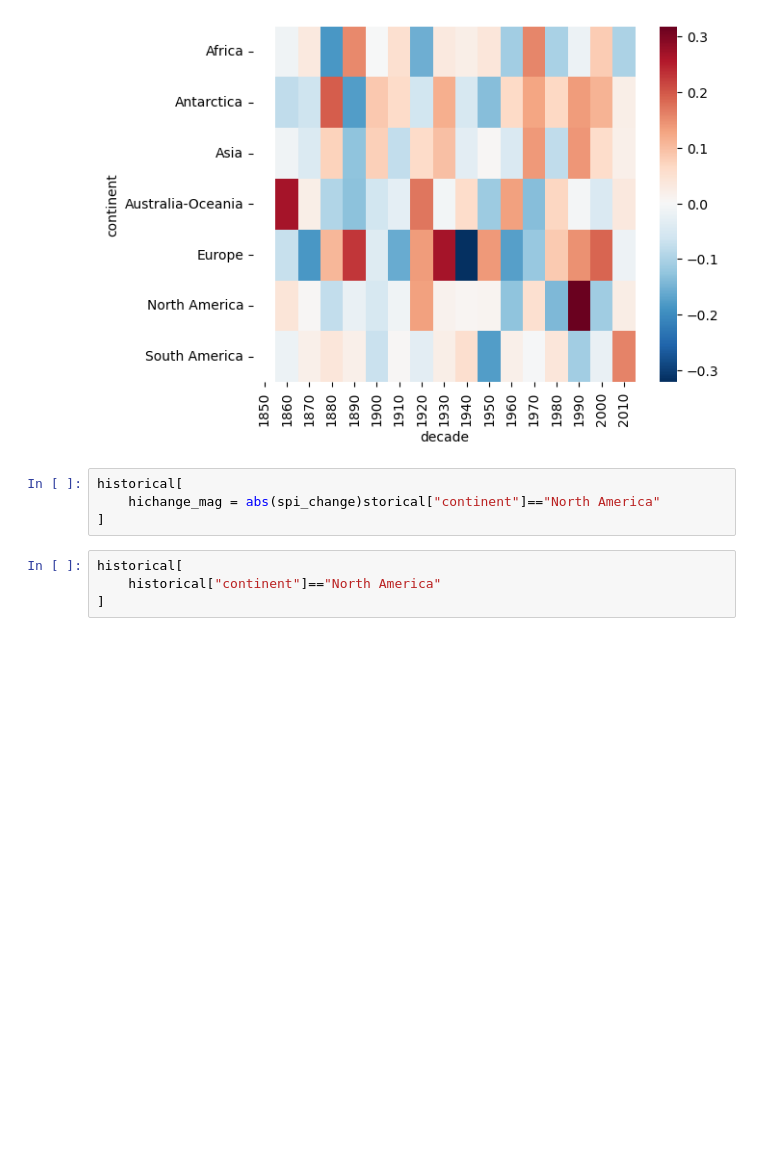
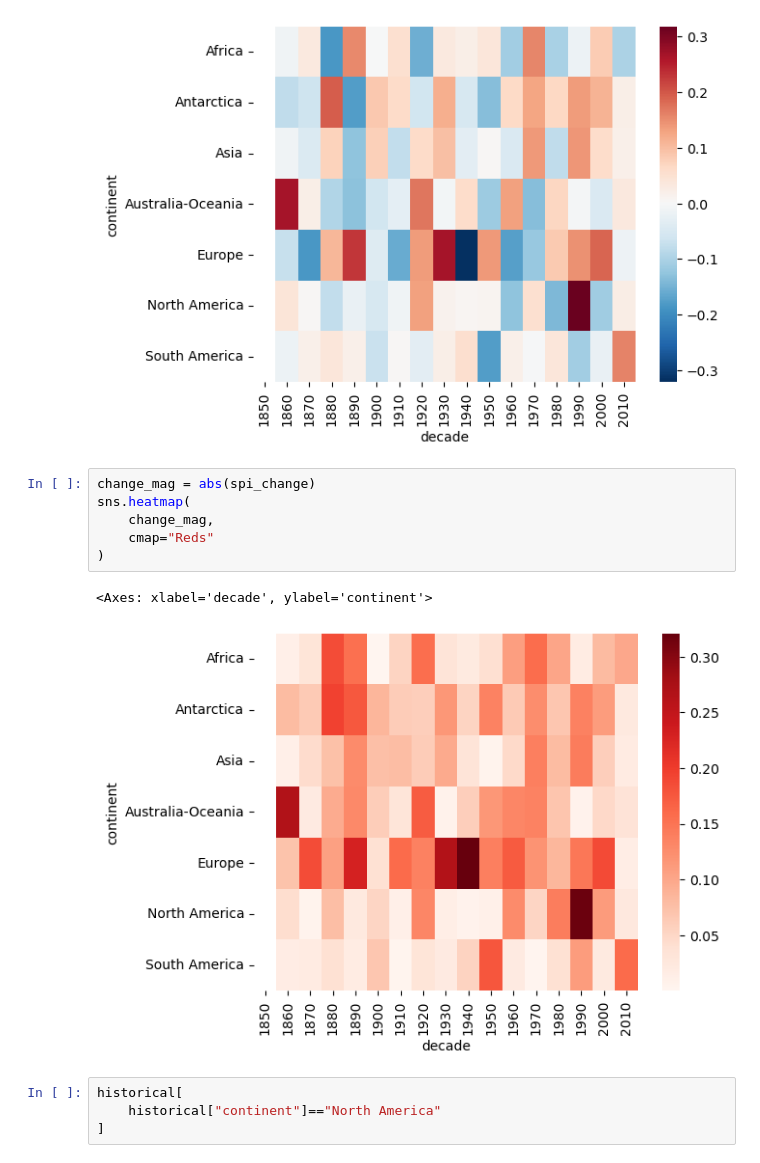
Before and after one commit to pemam238/DSC-106-Project-4, a Jupyter notebook: notebooks/boy.ipynb, the cells around one changed output. Saved outputs shown, nothing was run; the diff lists cells and outputs as text; blank space fills up the shorter version.

```diff
--- a/notebooks/boy.ipynb
+++ b/notebooks/boy.ipynb
@@ -217,10 +217,15 @@ sns.heatmap(
 # %% [output]
 <Axes: xlabel='decade', ylabel='continent'>
 [figure]
-# %%
-historical[
-    hichange_mag = abs(spi_change)storical["continent"]=="North America"
-]
+# %%
+change_mag = abs(spi_change)
+sns.heatmap(
+    change_mag,
+    cmap="Reds"
+)
+# %% [output]
+<Axes: xlabel='decade', ylabel='continent'>
+[figure, added]
 # %%
 historical[
     historical["continent"]=="North America"
```
